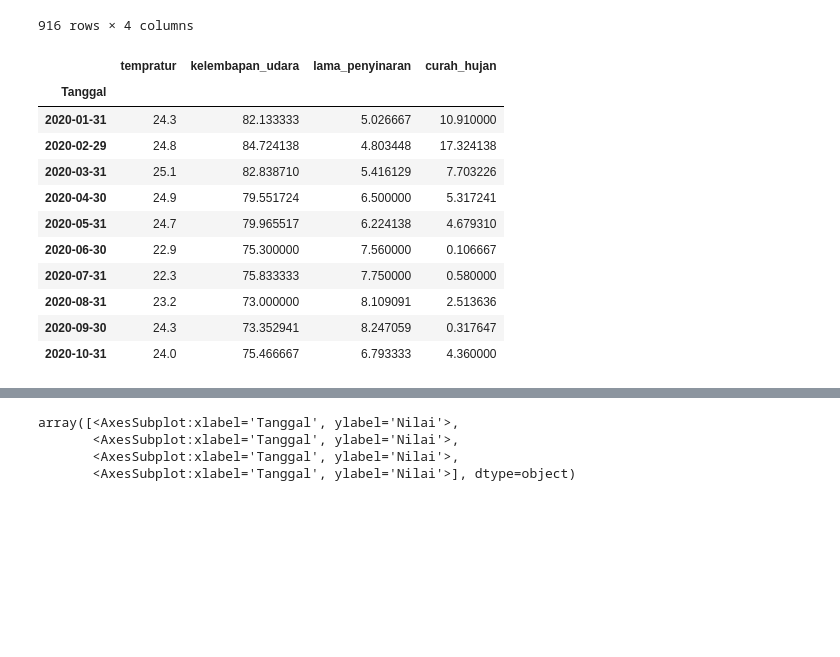
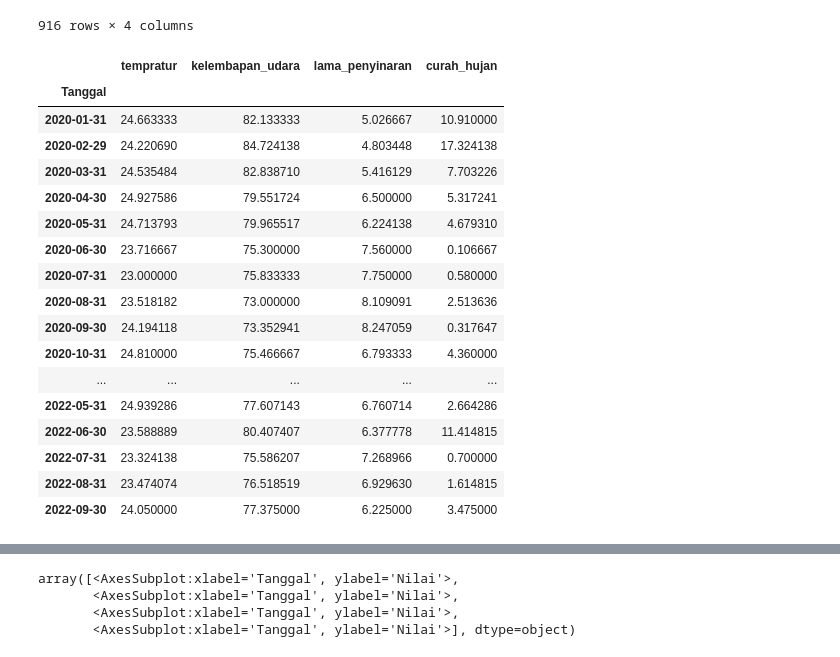
Before and after one commit to rachyharkov/nb-climate-change, a Jupyter notebook: notebook.ipynb, the cells around one changed output, grey strips where cells are left out. Drawn from its saved outputs; the diff is of its cells as text; code cells hidden in the pictures; blank space fills up the shorter version.

```diff
--- a/notebook.ipynb
+++ b/notebook.ipynb
@@ -113,24 +113,30 @@ See the caveats in the documentation: https://pandas.pydata.org/pandas-docs/stab
 # df[df["RR"] > 50]
 # %%
 df_mean = pd.DataFrame()
-df_mean['tempratur'] = df.Tavg.resample('M').ffill()
+df_mean['tempratur'] = df.Tavg.resample('M').mean().ffill()
 df_mean['kelembapan_udara'] = df.RH_avg.resample('M').mean().ffill()
 df_mean['lama_penyinaran'] = df.ss.resample('M').mean().ffill()
 df_mean['curah_hujan'] = df.RR.resample('M').mean().ffill()
-df_mean.head(10)
+df_mean
 # df_mean.tail(5)
 
 # print(df_mean.shape)
 # %% [output]
 |  | tempratur | kelembapan_udara | lama_penyinaran | curah_hujan |
 | Tanggal |  |  |  |  |
-| 2020-01-31 | 24.3 | 82.133333 | 5.026667 | 10.910000 |
-| 2020-02-29 | 24.8 | 84.724138 | 4.803448 | 17.324138 |
-| 2020-03-31 | 25.1 | 82.838710 | 5.416129 | 7.703226 |
-| 2020-04-30 | 24.9 | 79.551724 | 6.500000 | 5.317241 |
-| 2020-05-31 | 24.7 | 79.965517 | 6.224138 | 4.679310 |
-| 2020-06-30 | 22.9 | 75.300000 | 7.560000 | 0.106667 |
-| 2020-07-31 | 22.3 | 75.833333 | 7.750000 | 0.580000 |
-| 2020-08-31 | 23.2 | 73.000000 | 8.109091 | 2.513636 |
-| 2020-09-30 | 24.3 | 73.352941 | 8.247059 | 0.317647 |
-| 2020-10-31 | 24.0 | 75.466667 | 6.793333 | 4.360000 |
+| 2020-01-31 | 24.663333 | 82.133333 | 5.026667 | 10.910000 |
+| 2020-02-29 | 24.220690 | 84.724138 | 4.803448 | 17.324138 |
+| 2020-03-31 | 24.535484 | 82.838710 | 5.416129 | 7.703226 |
+| 2020-04-30 | 24.927586 | 79.551724 | 6.500000 | 5.317241 |
+| 2020-05-31 | 24.713793 | 79.965517 | 6.224138 | 4.679310 |
+| 2020-06-30 | 23.716667 | 75.300000 | 7.560000 | 0.106667 |
+| 2020-07-31 | 23.000000 | 75.833333 | 7.750000 | 0.580000 |
+| 2020-08-31 | 23.518182 | 73.000000 | 8.109091 | 2.513636 |
+| 2020-09-30 | 24.194118 | 73.352941 | 8.247059 | 0.317647 |
+| 2020-10-31 | 24.810000 | 75.466667 | 6.793333 | 4.360000 |
+| ... | ... | ... | ... | ... |
+| 2022-05-31 | 24.939286 | 77.607143 | 6.760714 | 2.664286 |
+| 2022-06-30 | 23.588889 | 80.407407 | 6.377778 | 11.414815 |
+| 2022-07-31 | 23.324138 | 75.586207 | 7.268966 | 0.700000 |
+| 2022-08-31 | 23.474074 | 76.518519 | 6.929630 | 1.614815 |
+| 2022-09-30 | 24.050000 | 77.375000 | 6.225000 | 3.475000 |
```
Also changed, not shown: parts of 1 cell of this notebook.
